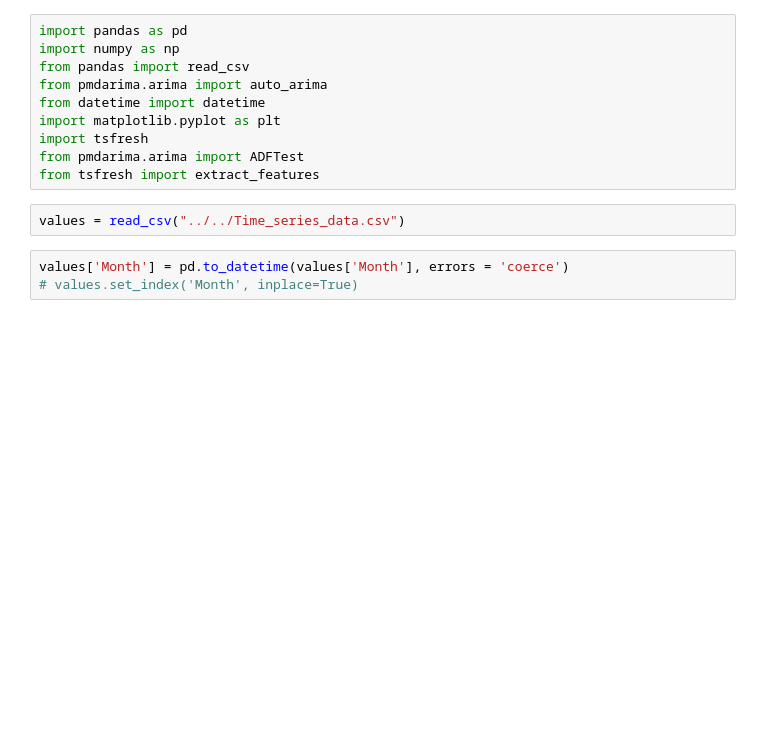
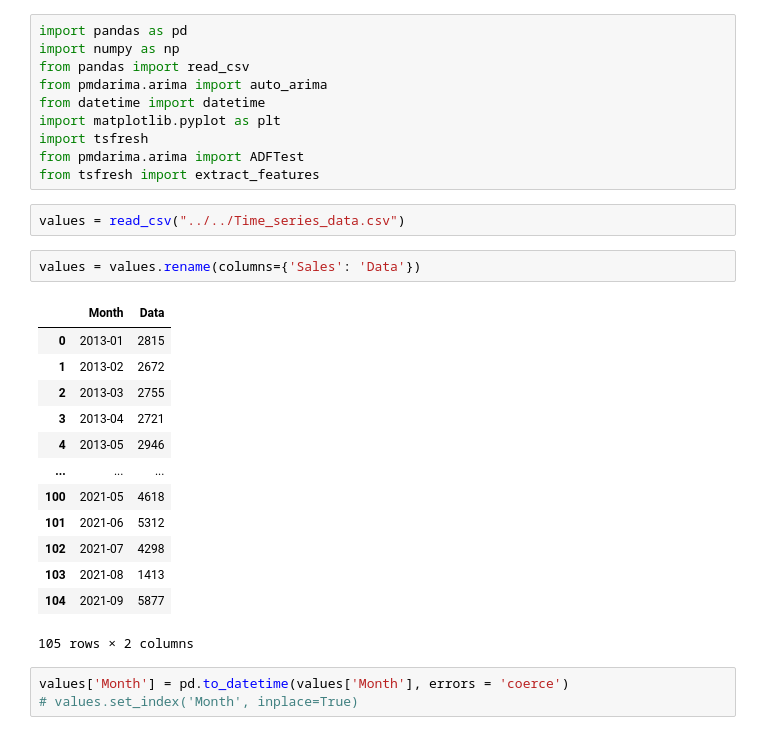
Before and after one commit to duyy1805/DoAn1, a Jupyter notebook: server/core/DataVisualization.ipynb, the cells around one changed output. Drawn from its saved outputs; the diff is of its cells as text; blank space fills up the shorter version.

```diff
--- a/server/core/DataVisualization.ipynb
+++ b/server/core/DataVisualization.ipynb
@@ -10,6 +10,22 @@ from pmdarima.arima import ADFTest
 from tsfresh import extract_features
 # %%
 values = read_csv("../../Time_series_data.csv")
+# %%
+values = values.rename(columns={'Sales': 'Data'})
+# %% [output]
+|  | Month | Data |
+| 0 | 2013-01 | 2815 |
+| 1 | 2013-02 | 2672 |
+| 2 | 2013-03 | 2755 |
+| 3 | 2013-04 | 2721 |
+| 4 | 2013-05 | 2946 |
+| ... | ... | ... |
+| 100 | 2021-05 | 4618 |
+| 101 | 2021-06 | 5312 |
+| 102 | 2021-07 | 4298 |
+| 103 | 2021-08 | 1413 |
+| 104 | 2021-09 | 5877 |
+105 rows × 2 columns
 # %%
 values['Month'] = pd.to_datetime(values['Month'], errors = 'coerce')
 # values.set_index('Month', inplace=True)
```
Also changed, not shown: parts of 9 cells of this notebook, 5 other files.
